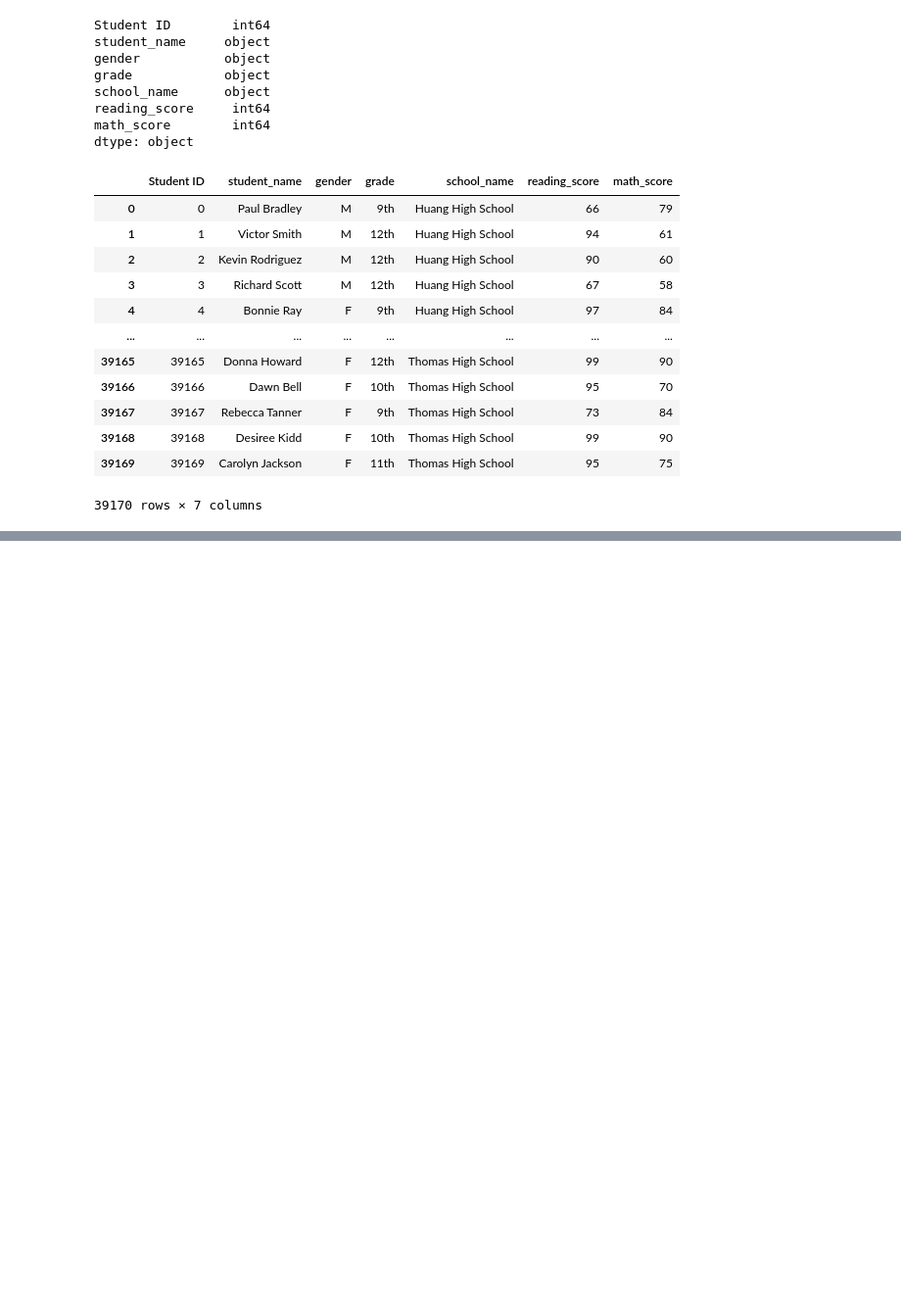
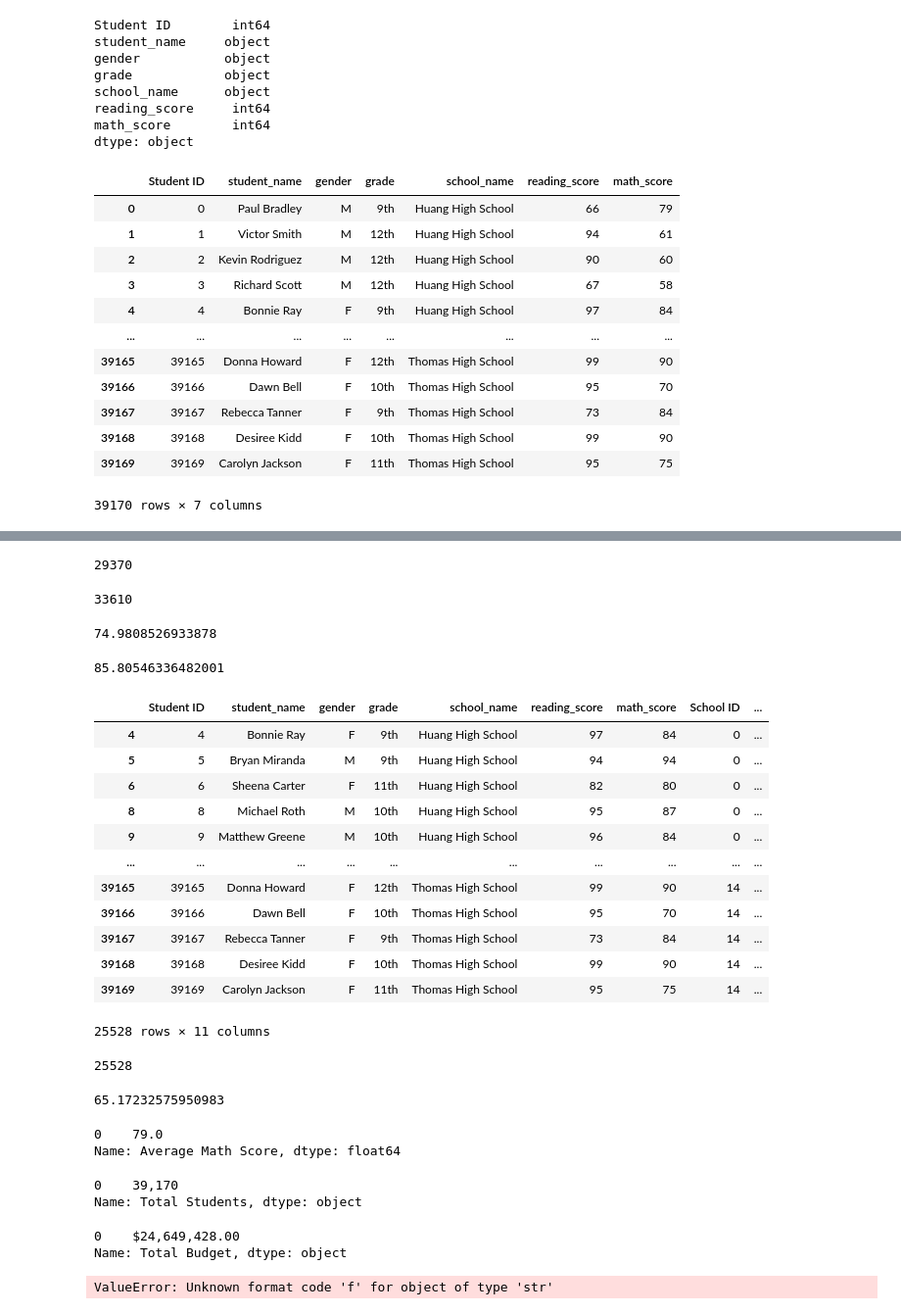
Before and after one commit to BabakHeyrat/School_District_Analysis, a Jupyter notebook: PyCitySchools.ipynb, the cells around one changed output, grey strips where cells are left out. Shown at 98% size. Saved outputs shown, nothing was run; the diff lists cells and outputs as text; code cells hidden in the pictures; blank space fills up the shorter version.

Commit message:
District Summary Complete.

```diff
--- a/PyCitySchools.ipynb
+++ b/PyCitySchools.ipynb
@@ -217,0 +323,17 @@ student_data_df
+# %%
+# Calculating the number of students who passed math and reading
+passing_math_count = passing_math["student_name"].count()
+passing_reading_count = passing_reading["student_name"].count()
+passing_math_count
+# %% [output]
+29370
+# %%
+passing_reading_count
+# %% [output]
+33610
+# %%
+#calculate the percent that passed math
+passing_math_percent = passing_math_count / float(student_count) * 100
+passing_math_percent
+# %% [output]
+74.9808526933878
@@ -217,0 +343,23 @@ student_data_df
+# %%
+passing_reading_percent
+# %% [output]
+85.80546336482001
+# %%
+#calculate the students who passed both math and reading
+passing_math_reading = school_data_complete_df[(school_data_complete_df["math_score"] >= 70) & (school_data_complete_df["reading_score"] >= 70)]
+# %%
+passing_math_reading
+# %% [output]
+|  | Student ID | student_name | gender | grade | school_name | reading_score | math_score | School ID | ... |
+| 4 | 4 | Bonnie Ray | F | 9th | Huang High School | 97 | 84 | 0 | ... |
+| 5 | 5 | Bryan Miranda | M | 9th | Huang High School | 94 | 94 | 0 | ... |
+| 6 | 6 | Sheena Carter | F | 11th | Huang High School | 82 | 80 | 0 | ... |
+| 8 | 8 | Michael Roth | M | 10th | Huang High School | 95 | 87 | 0 | ... |
+| 9 | 9 | Matthew Greene | M | 10th | Huang High School | 96 | 84 | 0 | ... |
+| ... | ... | ... | ... | ... | ... | ... | ... | ... | ... |
+| 39165 | 39165 | Donna Howard | F | 12th | Thomas High School | 99 | 90 | 14 | ... |
+| 39166 | 39166 | Dawn Bell | F | 10th | Thomas High School | 95 | 70 | 14 | ... |
+| 39167 | 39167 | Rebecca Tanner | F | 9th | Thomas High School | 73 | 84 | 14 | ... |
+| 39168 | 39168 | Desiree Kidd | F | 10th | Thomas High School | 99 | 90 | 14 | ... |
+| 39169 | 39169 | Carolyn Jackson | F | 11th | Thomas High School | 95 | 75 | 14 | ... |
+25528 rows × 11 columns
@@ -217,0 +368,4 @@ student_data_df
+# %%
+overall_passing_math_reading_count
+# %% [output]
+25528
@@ -217,0 +374,4 @@ student_data_df
+# %%
+overall_passing_percent
+# %% [output]
+65.17232575950983
@@ -217,0 +389,29 @@ student_data_df
+# %%
+district_summary_df = district_summary_df.astype({"Average Math Score":float})
+district_summary_df["Average Math Score"]
+# %% [output]
+0    79.0
+Name: Average Math Score, dtype: float64
+# %%
+# Format the "Total Students" to have the comma for a thousands separator.
+district_summary_df["Total Students"] = district_summary_df["Total Students"].map("{:,}".format)
+district_summary_df["Total Students"]
+# %% [output]
+0    39,170
+Name: Total Students, dtype: object
+# %%
+# Format 'Total Budget' to have the comma for a thousands separator, a decimal separator, and a "$"
+district_summary_df["Total Budget"] = district_summary_df["Total Budget"].map("${:,.2f}".format)
+district_summary_df["Total Budget"]
+# %% [output]
+0    $24,649,428.00
+Name: Total Budget, dtype: object
+# %%
+# Format the columns
+district_summary_df["Average Math Score"] = district_summary_df["Average Math Score"].map("{:.1f}".format)
+district_summary_df["Average Reading Score"] = district_summary_df["Average Reading Score"].map("{:.1f}".format)
+district_summary_df["% Passing Math"] = district_summary_df["% Passing Math"].map("{:.0f}".format)
+district_summary_df["% Passing Reading"] = district_summary_df["% Passing Reading"].map("{:.0f}".format)
+district_summary_df["% Overall Passing"] = district_summary_df["% Overall Passing"].map("{:.0f}".format)
+# %% [output]
+ValueError: Unknown format code 'f' for object of type 'str'
```
Also changed, not shown: parts of 21 cells of this notebook, 2 other files.
